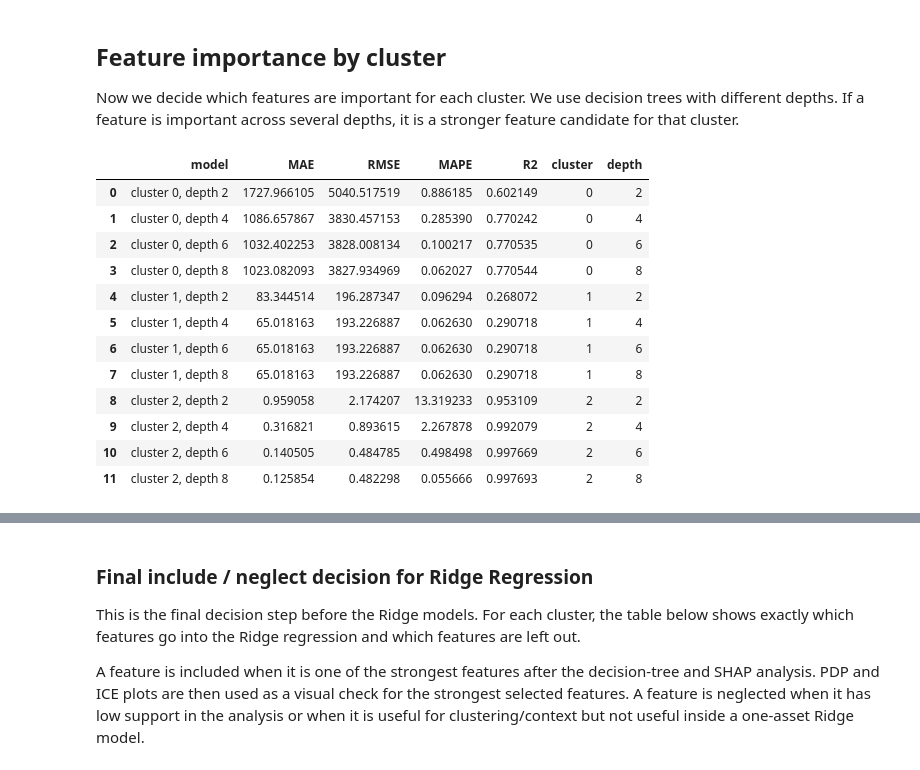
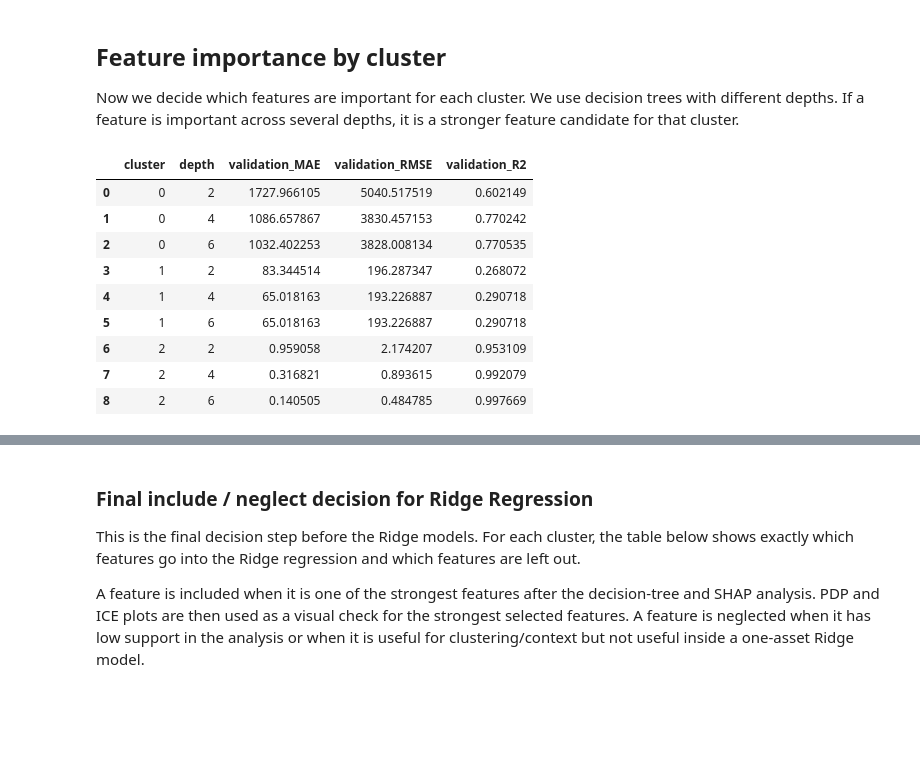
Before and after one commit to delta0x356/Machine-Learning-Group-Poject, a Jupyter notebook: Future_Price_Estimate_executed.ipynb, the cells around one changed output, grey strips where cells are left out. Cells and saved outputs as stored; diff of their text form; code cells hidden in the pictures; blank space fills up the shorter version.

```diff
--- a/Future_Price_Estimate_executed.ipynb
+++ b/Future_Price_Estimate_executed.ipynb
@@ -545,83 +558,65 @@ display(split_summary)
 
 Now we decide which features are important for each cluster. We use decision trees with different depths. If a feature is important across several depths, it is a stronger feature candidate for that cluster.
 # %%
-def regression_metrics(y_true, y_pred, label):
-    return {
-        "model": label,
-        "MAE": mean_absolute_error(y_true, y_pred),
-        "RMSE": np.sqrt(mean_squared_error(y_true, y_pred)),
-        "MAPE": np.mean(np.abs(y_true - y_pred) / y_true),
-        "R2": r2_score(y_true, y_pred),
-    }
-
-
-def make_numeric_pipeline(regressor):
-    return Pipeline(
-        steps=[
-            ("imputer", SimpleImputer(strategy="median")),
-            ("scaler", StandardScaler()),
-            ("regressor", regressor),
-        ]
-    )
-
-
-tree_depths = [2, 4, 6, 8]
+tree_depths = [2, 4, 6]
 cluster_importance_rows = []
 cluster_tree_scores = []
 
 for cluster_id in sorted(train_df["asset_cluster"].unique()):
     cluster_train = train_df[train_df["asset_cluster"] == cluster_id]
     cluster_validation = validation_df[validation_df["asset_cluster"] == cluster_id]
 
     X_cluster_train = cluster_train[candidate_features]
     y_cluster_train = cluster_train["future_price"]
 
     for depth in tree_depths:
-        tree_pipeline = make_numeric_pipeline(
-            DecisionTreeRegressor(max_depth=depth, min_samples_leaf=100, random_state=SEED)
+        tree = DecisionTreeRegressor(
+            max_depth=depth,
+            min_samples_leaf=100,
+            random_state=SEED,
         )
-        tree_pipeline.fit(X_cluster_train, y_cluster_train)
+        tree.fit(X_cluster_train, y_cluster_train)
 
         if len(cluster_validation) > 0:
-            validation_pred = tree_pipeline.predict(cluster_validation[candidate_features])
-            score_row = regression_metrics(
-                cluster_validation["future_price"],
-                validation_pred,
-                f"cluster {cluster_id}, depth {depth}",
+            X_cluster_validation = cluster_validation[candidate_features]
+            y_cluster_validation = cluster_validation["future_price"]
+            y_pred = tree.predict(X_cluster_validation)
+
+            cluster_tree_scores.append(
+                {
+                    "cluster": cluster_id,
+                    "depth": depth,
+                    "validation_MAE": mean_absolute_error(y_cluster_validation, y_pred),
+                    "validation_RMSE": np.sqrt(mean_squared_error(y_cluster_validation, y_pred)),
+                    "validation_R2": r2_score(y_cluster_validation, y_pred),
+                }
             )
-            score_row["cluster"] = cluster_id
-            score_row["depth"] = depth
-            cluster_tree_scores.append(score_row)
 
-        importances = tree_pipeline.named_steps["regressor"].feature_importances_
-        for feature, importance in zip(candidate_features, importances):
+        for feature, importance in zip(candidate_features, tree.feature_importances_):
             cluster_importance_rows.append(
                 {
                     "cluster": cluster_id,
                     "depth": depth,
                     "feature": feature,
                     "importance": importance,
                 }
             )
 
 cluster_tree_scores = pd.DataFrame(cluster_tree_scores)
 cluster_importance_df = pd.DataFrame(cluster_importance_rows)
 
 display(cluster_tree_scores)
 # %% [output]
-|  | model | MAE | RMSE | MAPE | R2 | cluster | depth |
-| 0 | cluster 0, depth 2 | 1727.966105 | 5040.517519 | 0.886185 | 0.602149 | 0 | 2 |
-| 1 | cluster 0, depth 4 | 1086.657867 | 3830.457153 | 0.285390 | 0.770242 | 0 | 4 |
-| 2 | cluster 0, depth 6 | 1032.402253 | 3828.008134 | 0.100217 | 0.770535 | 0 | 6 |
-| 3 | cluster 0, depth 8 | 1023.082093 | 3827.934969 | 0.062027 | 0.770544 | 0 | 8 |
-| 4 | cluster 1, depth 2 | 83.344514 | 196.287347 | 0.096294 | 0.268072 | 1 | 2 |
-| 5 | cluster 1, depth 4 | 65.018163 | 193.226887 | 0.062630 | 0.290718 | 1 | 4 |
-| 6 | cluster 1, depth 6 | 65.018163 | 193.226887 | 0.062630 | 0.290718 | 1 | 6 |
-| 7 | cluster 1, depth 8 | 65.018163 | 193.226887 | 0.062630 | 0.290718 | 1 | 8 |
-| 8 | cluster 2, depth 2 | 0.959058 | 2.174207 | 13.319233 | 0.953109 | 2 | 2 |
-| 9 | cluster 2, depth 4 | 0.316821 | 0.893615 | 2.267878 | 0.992079 | 2 | 4 |
-| 10 | cluster 2, depth 6 | 0.140505 | 0.484785 | 0.498498 | 0.997669 | 2 | 6 |
-| 11 | cluster 2, depth 8 | 0.125854 | 0.482298 | 0.055666 | 0.997693 | 2 | 8 |
+|  | cluster | depth | validation_MAE | validation_RMSE | validation_R2 |
+| 0 | 0 | 2 | 1727.966105 | 5040.517519 | 0.602149 |
+| 1 | 0 | 4 | 1086.657867 | 3830.457153 | 0.770242 |
+| 2 | 0 | 6 | 1032.402253 | 3828.008134 | 0.770535 |
+| 3 | 1 | 2 | 83.344514 | 196.287347 | 0.268072 |
+| 4 | 1 | 4 | 65.018163 | 193.226887 | 0.290718 |
+| 5 | 1 | 6 | 65.018163 | 193.226887 | 0.290718 |
+| 6 | 2 | 2 | 0.959058 | 2.174207 | 0.953109 |
+| 7 | 2 | 4 | 0.316821 | 0.893615 | 0.992079 |
+| 8 | 2 | 6 | 0.140505 | 0.484785 | 0.997669 |
 # %%
 cluster_feature_importance = (
     cluster_importance_df.groupby(["cluster", "feature"])["importance"]
```
Also changed, not shown: parts of 21 cells of this notebook, 1 other file.
